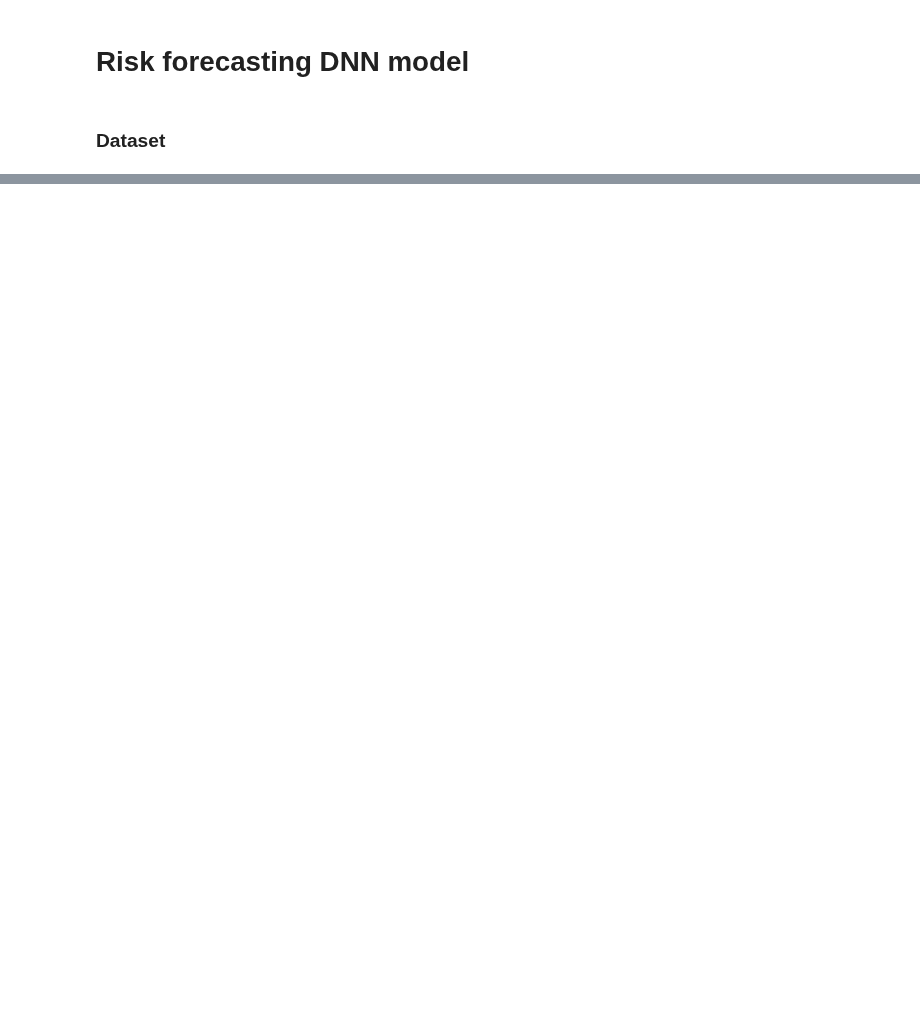
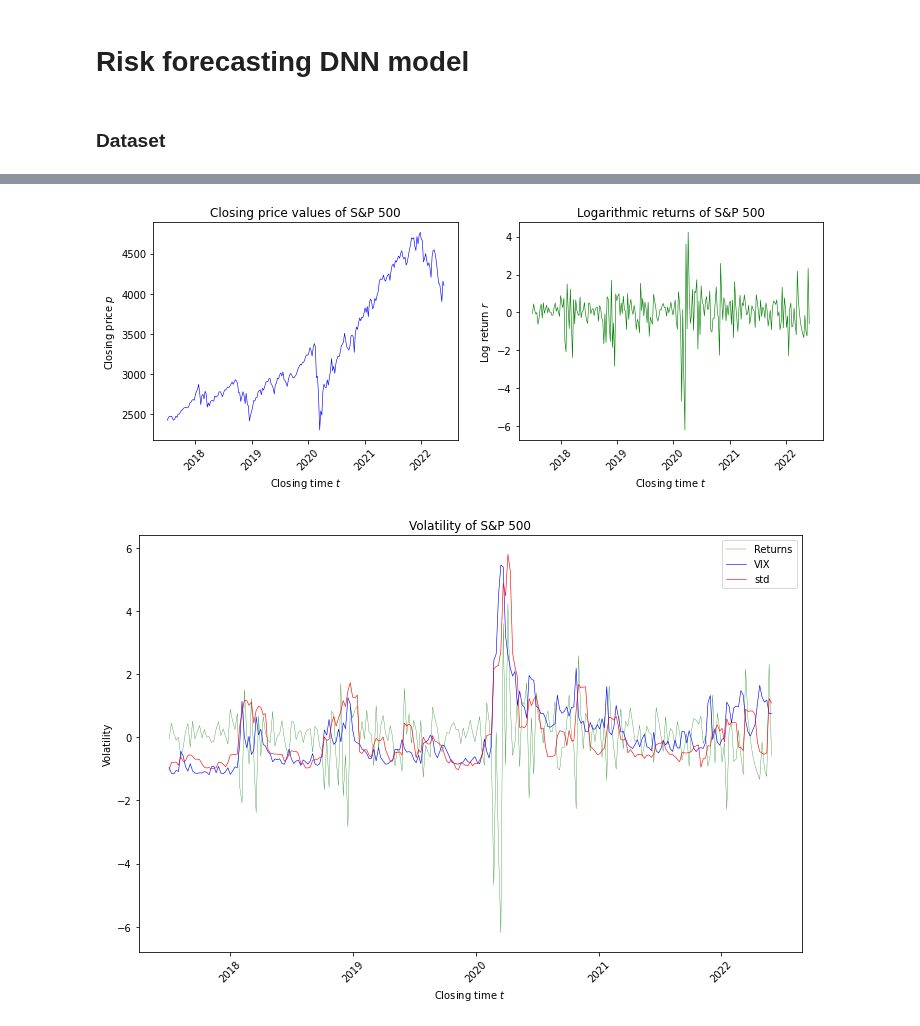
Before and after one commit to gittmp/sustainable-risk-modelling, a Jupyter notebook: Program/risk-forecasting.ipynb, the cells around one changed output, grey strips where cells are left out. Drawn from its saved outputs; the diff is of its cells as text; code cells hidden in the pictures; blank space fills up the shorter version.

```diff
--- a/Program/risk-forecasting.ipynb
+++ b/Program/risk-forecasting.ipynb
@@ -40,0 +60,24 @@ Name: Close, Length: 549, dtype: float64
+# %%
+fig, ax = plt.subplots(1, 2, figsize=(12, 4))
+
+ax[0].plot(X.close, linewidth=0.6, color='b')
+ax[0].set(title=f'Closing price values of S&P 500', xlabel=r'Closing time $t$', ylabel=r'Closing price $p$')
+ax[0].tick_params(axis='x', rotation=45)
+
+ax[1].plot(X.returns, linewidth=0.6, color='g')
+ax[1].set(title=f'Logarithmic returns of S&P 500', xlabel=r'Closing time $t$', ylabel=r'Log return $r$')
+ax[1].tick_params(axis='x', rotation=45)
+
+fig, ax = plt.subplots(figsize=(10, 7))
+ax.plot(X.returns, linewidth=0.3, color='g', label='Returns')
+ax.plot(X.vix, linewidth=0.6, color='b', label='VIX')
+ax.plot(X.volatility, linewidth=0.6, color='r', label='std')
+ax.set(title=f'Volatility of S&P 500', xlabel=r'Closing time $t$', ylabel=r'Volatility')
+ax.tick_params(axis='x', rotation=45)
+ax.legend()
+
+plt.tight_layout()
+plt.show()
+# %% [output]
+[figure, added]
+[figure, added]
```
Also changed, not shown: parts of 2 cells of this notebook.
